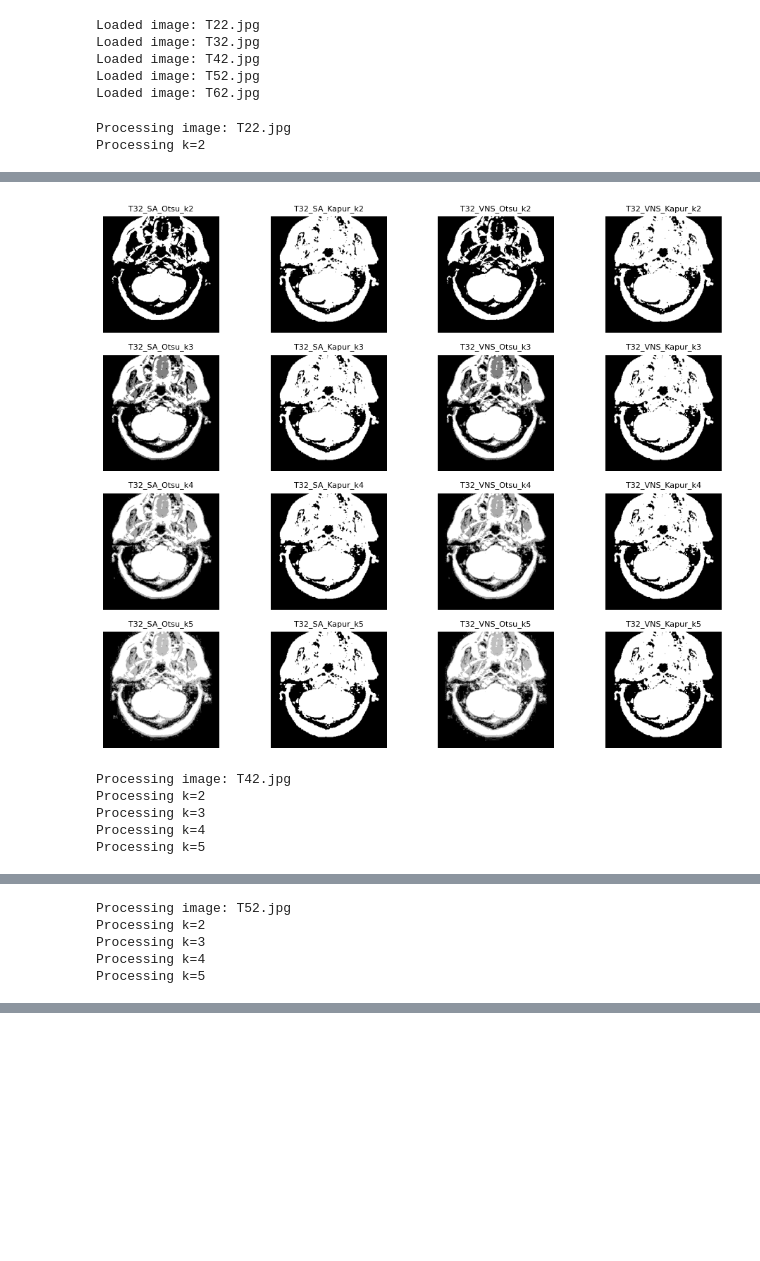
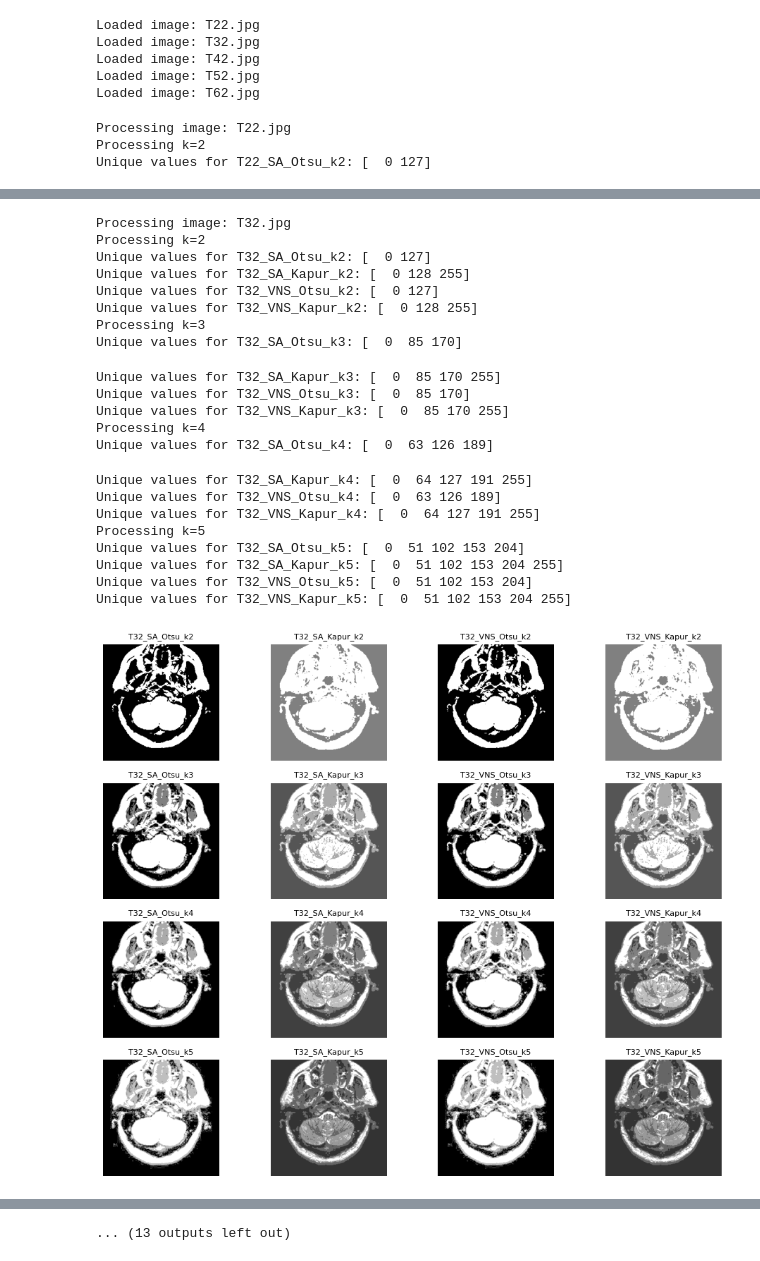
Before and after one commit to sean-sampson-tuks/COS791-Assignment2, a Jupyter notebook: u24101754-ass2.ipynb, the cells around one changed output, grey strips where cells are left out. Saved outputs shown, nothing was run; the diff lists cells and outputs as text; code cells hidden in the pictures; blank space fills up the shorter version.

Commit message:
feat: modified kapur function and logged values to a csv file

```diff
--- a/u24101754-ass2.ipynb
+++ b/u24101754-ass2.ipynb
@@ -219,27 +151,28 @@ def vns(image, objective_function, levels):
 import matplotlib.pyplot as plt
 import numpy as np
 
-# Display images in a grid, applying a colormap to segmented images
 def display_images(images, titles, cols=2, figsize=(5, 3)):  # Adjusted figsize for smaller images
     rows = (len(images) + cols - 1) // cols  # Calculate the number of rows dynamically
     fig, axes = plt.subplots(rows, cols, figsize=figsize)
 
-    # If there's only one row, axes might not be an array. Handle that case.
     if rows == 1:
         axes = [axes]
 
     for i, ax in enumerate(axes.flat):
         if i < len(images):
-            if 'segmented' in titles[i].lower() and np.unique(images[i]).size > 2:
-                ax.imshow(images[i], cmap='jet')  # Use 'jet' colormap for segmentation
+            # Normalize the segmented images for better visualization
+            norm_img = cv2.normalize(images[i], None, 0, 255, cv2.NORM_MINMAX)
+            if 'segmented' in titles[i].lower() and np.unique(norm_img).size > 2:
+                ax.imshow(norm_img, cmap='jet', vmin=0, vmax=255)  # Use 'jet' colormap with normalization
             else:
-                ax.imshow(images[i], cmap='gray')  # Use grayscale for original image
+                ax.imshow(norm_img, cmap='gray')  # Use grayscale for original image
             ax.set_title(titles[i], fontsize=8)  # Reduced title font size for smaller images
         else:
             ax.axis('off')  # Hide unused subplots
         ax.axis('off')  # Turn off the axis ticks
     plt.tight_layout()
     plt.show()
+
 
 # Logging function to print and store results
 def log_results(df, image_name, level, method, optimization, thresholds, obj_value, ssim_value, psnr_value):
@@ -296,7 +229,10 @@ def plot_histogram(image, title):
     plt.grid(True)
     plt.show()
 
-# Main execution block for image processing without saving images
+# Create an empty DataFrame to store results
+results_df = pd.DataFrame(columns=['Image', 'Level', 'Method', 'Optimization', 'Thresholds', 'Objective Value', 'SSIM', 'PSNR'])
+
+# Main execution block for image processing with results logging
 for filename, image in images:
     name_without_extension = os.path.splitext(filename)[0]
     print(f"Processing image: {filename}")
@@ -311,30 +247,58 @@ for filename, image in images:
         # Simulated Annealing + Otsu
         sa_thresholds = simulated_annealing(image, otsu_objective, k)
         segmented_sa_otsu, _ = otsu_multilevel_thresholding(image, len(sa_thresholds) + 1)
+        ssim_sa_otsu = ssim(image, segmented_sa_otsu)
+        psnr_sa_otsu = psnr(image, segmented_sa_otsu)
+        otsu_obj_value = otsu_objective(image, sa_thresholds)  # Calculate objective value
+        print(f"Unique values for {name_without_extension}_SA_Otsu_k{k}: {np.unique(segmented_sa_otsu)}")
+        results_df = log_results(results_df, name_without_extension, k, "Otsu", "SA", sa_thresholds, otsu_obj_value, ssim_sa_otsu, psnr_sa_otsu)
         processed_images.append(segmented_sa_otsu)
         image_titles.append(f'{name_without_extension}_SA_Otsu_k{k}')
 
         # Simulated Annealing + Kapur
         sa_thresholds = simulated_annealing(image, kapur_objective, k)
         segmented_sa_kapur, _ = kapur_threshold(image, len(sa_thresholds) + 1)
+        ssim_sa_kapur = ssim(image, segmented_sa_kapur)
+        psnr_sa_kapur = psnr(image, segmented_sa_kapur)
+        kapur_obj_value = kapur_objective(image, sa_thresholds)  # Calculate objective value
+        print(f"Unique values for {name_without_extension}_SA_Kapur_k{k}: {np.unique(segmented_sa_kapur)}")
+        results_df = log_results(results_df, name_without_extension, k, "Kapur", "SA", sa_thresholds, kapur_obj_value, ssim_sa_kapur, psnr_sa_kapur)
         processed_images.append(segmented_sa_kapur)
         image_titles.append(f'{name_without_extension}_SA_Kapur_k{k}')
 
         # Variable Neighbourhood Search + Otsu
         vns_thresholds = vns(image, otsu_objective, k)
         segmented_vns_otsu, _ = otsu_multilevel_thresholding(image, len(vns_thresholds) + 1)
+        ssim_vns_otsu = ssim(image, segmented_vns_otsu)
+        psnr_vns_otsu = psnr(image, segmented_vns_otsu)
+        otsu_obj_value_vns = otsu_objective(image, vns_thresholds)  # Calculate objective value
+        print(f"Unique values for {name_without_extension}_VNS_Otsu_k{k}: {np.unique(segmented_vns_otsu)}")
+        results_df = log_results(results_df, name_without_extension, k, "Otsu", "VNS", vns_thresholds, otsu_obj_value_vns, ssim_vns_otsu, psnr_vns_otsu)
         processed_images.append(segmented_vns_otsu)
         image_titles.append(f'{name_without_extension}_VNS_Otsu_k{k}')
 
         # Variable Neighbourhood Search + Kapur
         vns_thresholds = vns(image, kapur_objective, k)
         segmented_vns_kapur, _ = kapur_threshold(image, len(vns_thresholds) + 1)
+        ssim_vns_kapur = ssim(image, segmented_vns_kapur)
+        psnr_vns_kapur = psnr(image, segmented_vns_kapur)
+        kapur_obj_value_vns = kapur_objective(image, vns_thresholds)  # Calculate objective value
+        print(f"Unique values for {name_without_extension}_VNS_Kapur_k{k}: {np.unique(segmented_vns_kapur)}")
+        results_df = log_results(results_df, name_without_extension, k, "Kapur", "VNS", vns_thresholds, kapur_obj_value_vns, ssim_vns_kapur, psnr_vns_kapur)
         processed_images.append(segmented_vns_kapur)
         image_titles.append(f'{name_without_extension}_VNS_Kapur_k{k}')
 
     # Call the display_images function to show processed images side by side in a grid format
-    # Adjust the cols parameter to display multiple images in one row
     display_images(processed_images, image_titles, cols=4, figsize=(10, 8))  # This displays in a grid of 4 images per row
+
+# After the loop, output the results DataFrame
+display(results_df)
+
+# Save the logged results to a CSV file
+results_df.to_csv('segmentation_results.csv', index=False)
+
+print("Results have been logged and saved to 'segmentation_results.csv'.")
 # %% [output]
 Processing image: T22.jpg
 Processing k=2
+Unique values for T22_SA_Otsu_k2: [  0 127]
@@ -350,6 +324,22 @@ Processing k=5
+Processing image: T32.jpg
+Processing k=2
+Unique values for T32_SA_Otsu_k2: [  0 127]
+Unique values for T32_SA_Kapur_k2: [  0 128 255]
+Unique values for T32_VNS_Otsu_k2: [  0 127]
+Unique values for T32_VNS_Kapur_k2: [  0 128 255]
+Processing k=3
+Unique values for T32_SA_Otsu_k3: [  0  85 170]
+Unique values for T32_SA_Kapur_k3: [  0  85 170 255]
+Unique values for T32_VNS_Otsu_k3: [  0  85 170]
+Unique values for T32_VNS_Kapur_k3: [  0  85 170 255]
+Processing k=4
+Unique values for T32_SA_Otsu_k4: [  0  63 126 189]
+Unique values for T32_SA_Kapur_k4: [  0  64 127 191 255]
+Unique values for T32_VNS_Otsu_k4: [  0  63 126 189]
+Unique values for T32_VNS_Kapur_k4: [  0  64 127 191 255]
+Processing k=5
+Unique values for T32_SA_Otsu_k5: [  0  51 102 153 204]
+Unique values for T32_SA_Kapur_k5: [  0  51 102 153 204 255]
+Unique values for T32_VNS_Otsu_k5: [  0  51 102 153 204]
+Unique values for T32_VNS_Kapur_k5: [  0  51 102 153 204 255]
-[figure, old version]
+[figure, new version]
-Processing image: T42.jpg
-Processing k=2
-Processing k=3
-Processing k=4
-Processing k=5
@@ -357,5 +345,0 @@ Processing k=5
-Processing image: T52.jpg
-Processing k=2
-Processing k=3
-Processing k=4
-Processing k=5
@@ -368,0 +367 @@ Processing k=5
+... (13 outputs left out)
```
Also changed, not shown: parts of 2 cells of this notebook, 1 other file.
